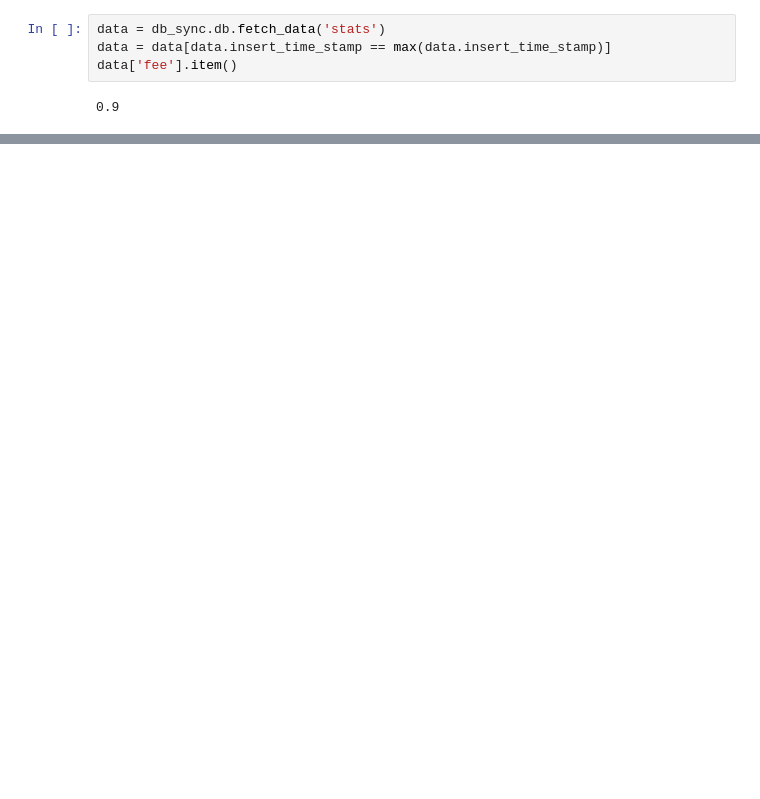
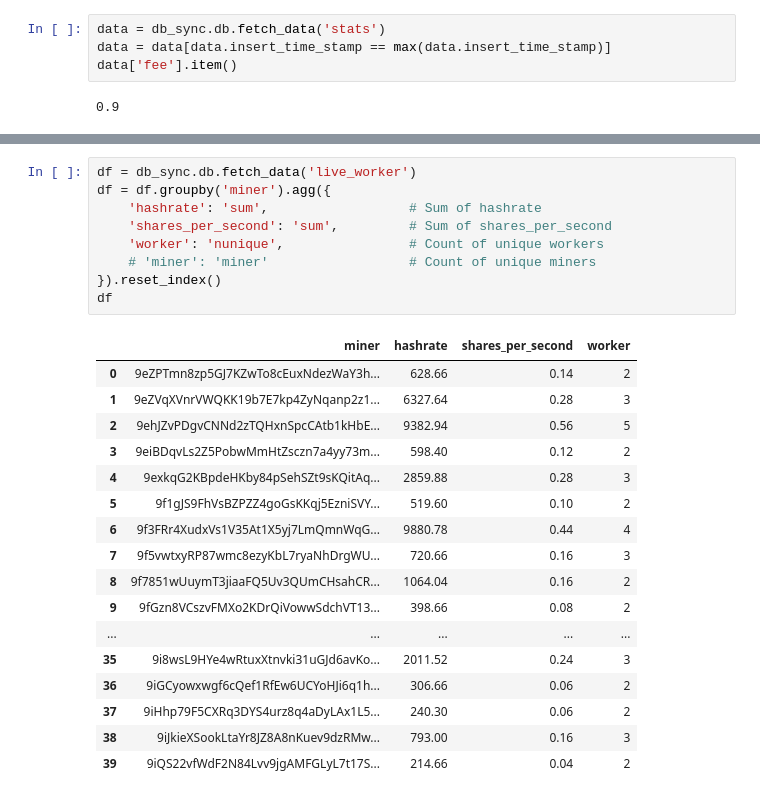
Before and after one commit to marctheshark3/sigmanaut-mining-pool-ui, a Jupyter notebook: testing_2_db.ipynb, the cells around one changed output, grey strips where cells are left out. Saved outputs shown, nothing was run; the diff lists cells and outputs as text; blank space fills up the shorter version.

```diff
--- a/testing_2_db.ipynb
+++ b/testing_2_db.ipynb
@@ -79,0 +151,27 @@ aggregated_df['created']
+# %%
+df = db_sync.db.fetch_data('live_worker')
+df = df.groupby('miner').agg({
+    'hashrate': 'sum',                  # Sum of hashrate
+    'shares_per_second': 'sum',         # Sum of shares_per_second
+    'worker': 'nunique',                # Count of unique workers
+    # 'miner': 'miner'                  # Count of unique miners
+}).reset_index()
+df
+# %% [output]
+|  | miner | hashrate | shares_per_second | worker |
+| 0 | 9eZPTmn8zp5GJ7KZwTo8cEuxNdezWaY3h... | 628.66 | 0.14 | 2 |
+| 1 | 9eZVqXVnrVWQKK19b7E7kp4ZyNqanp2z1... | 6327.64 | 0.28 | 3 |
+| 2 | 9ehJZvPDgvCNNd2zTQHxnSpcCAtb1kHbE... | 9382.94 | 0.56 | 5 |
+| 3 | 9eiBDqvLs2Z5PobwMmHtZsczn7a4yy73m... | 598.40 | 0.12 | 2 |
+| 4 | 9exkqG2KBpdeHKby84pSehSZt9sKQitAq... | 2859.88 | 0.28 | 3 |
+| 5 | 9f1gJS9FhVsBZPZZ4goGsKKqj5EzniSVY... | 519.60 | 0.10 | 2 |
+| 6 | 9f3FRr4XudxVs1V35At1X5yj7LmQmnWqG... | 9880.78 | 0.44 | 4 |
+| 7 | 9f5vwtxyRP87wmc8ezyKbL7ryaNhDrgWU... | 720.66 | 0.16 | 3 |
+| 8 | 9f7851wUuymT3jiaaFQ5Uv3QUmCHsahCR... | 1064.04 | 0.16 | 2 |
+| 9 | 9fGzn8VCszvFMXo2KDrQiVowwSdchVT13... | 398.66 | 0.08 | 2 |
+| ... | ... | ... | ... | ... |
+| 35 | 9i8wsL9HYe4wRtuxXtnvki31uGJd6avKo... | 2011.52 | 0.24 | 3 |
+| 36 | 9iGCyowxwgf6cQef1RfEw6UCYoHJi6q1h... | 306.66 | 0.06 | 2 |
+| 37 | 9iHhp79F5CXRq3DYS4urz8q4aDyLAx1L5... | 240.30 | 0.06 | 2 |
+| 38 | 9iJkieXSookLtaYr8JZ8A8nKuev9dzRMw... | 793.00 | 0.16 | 3 |
+| 39 | 9iQS22vfWdF2N84Lvv9jgAMFGLyL7t17S... | 214.66 | 0.04 | 2 |
```
Also changed, not shown: parts of 13 cells of this notebook, 5 other files.
